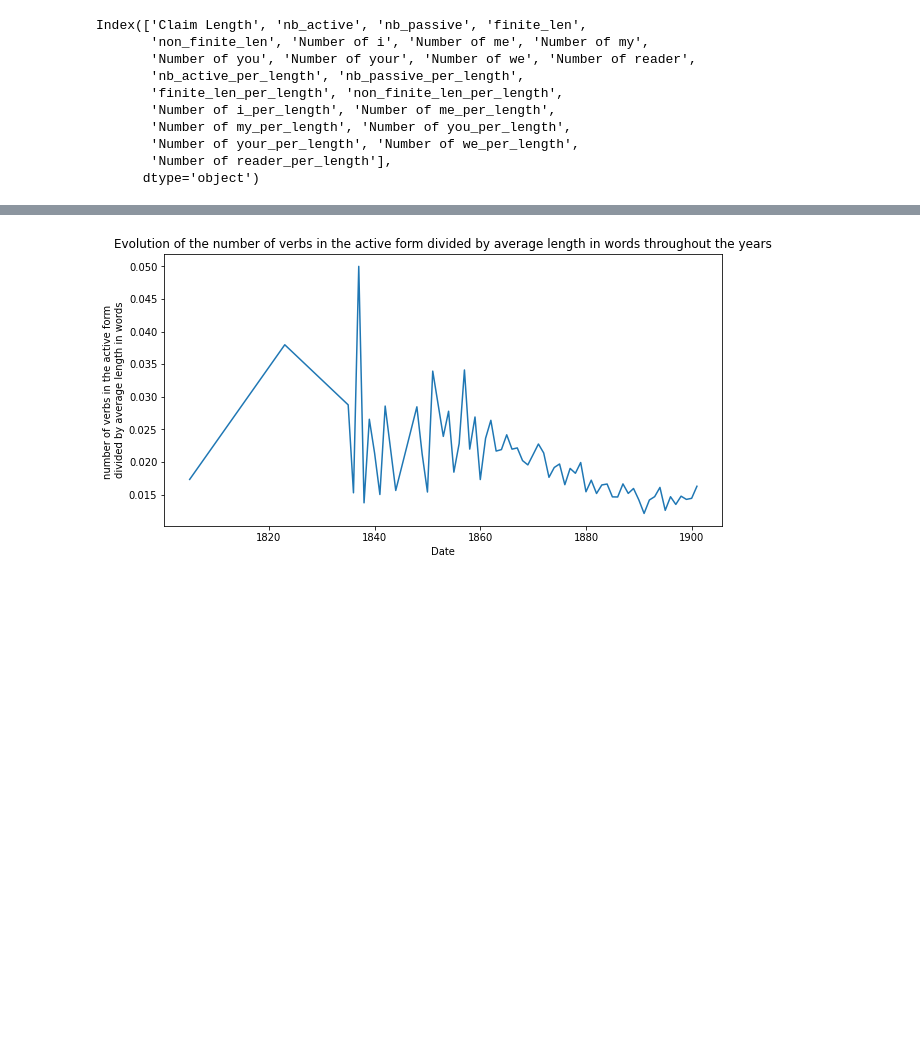
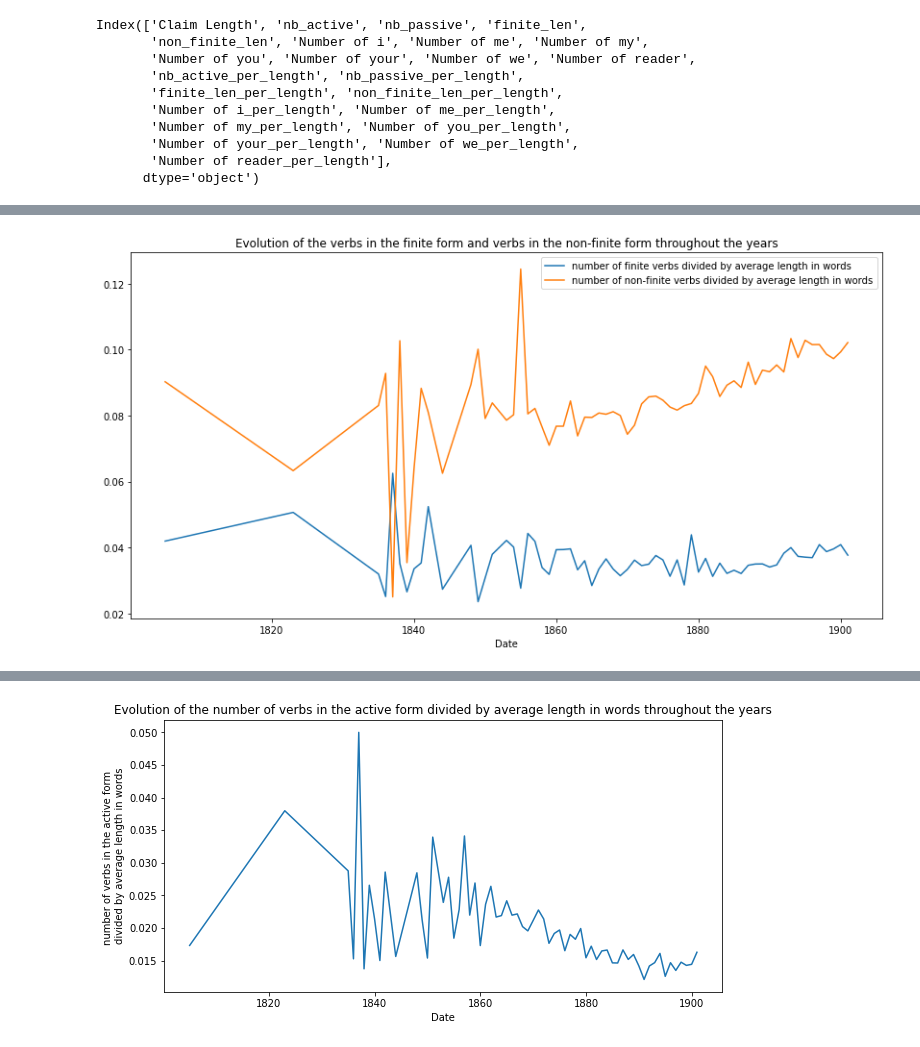
Before and after one commit to aaag97/PatentAnalysis, a Jupyter notebook: NLP Analysis.ipynb, the cells around one changed output, grey strips where cells are left out. Drawn from its saved outputs; the diff is of its cells as text; code cells hidden in the pictures; blank space fills up the shorter version.

```diff
--- a/NLP Analysis.ipynb
+++ b/NLP Analysis.ipynb
@@ -577,0 +692,4 @@ grouped_autocorrected_claims.to_pickle('pickles/grouped_autocorrected_claims.pkl
+# %%
+plot_two_columns('number of finite verbs divided by average length in words','number of non-finite verbs divided by average length in words', 'verbs in the finite form and verbs in the non-finite form')
+# %% [output]
+[figure, added]
```
Also changed, not shown: parts of 16 cells of this notebook, 24 other files.
